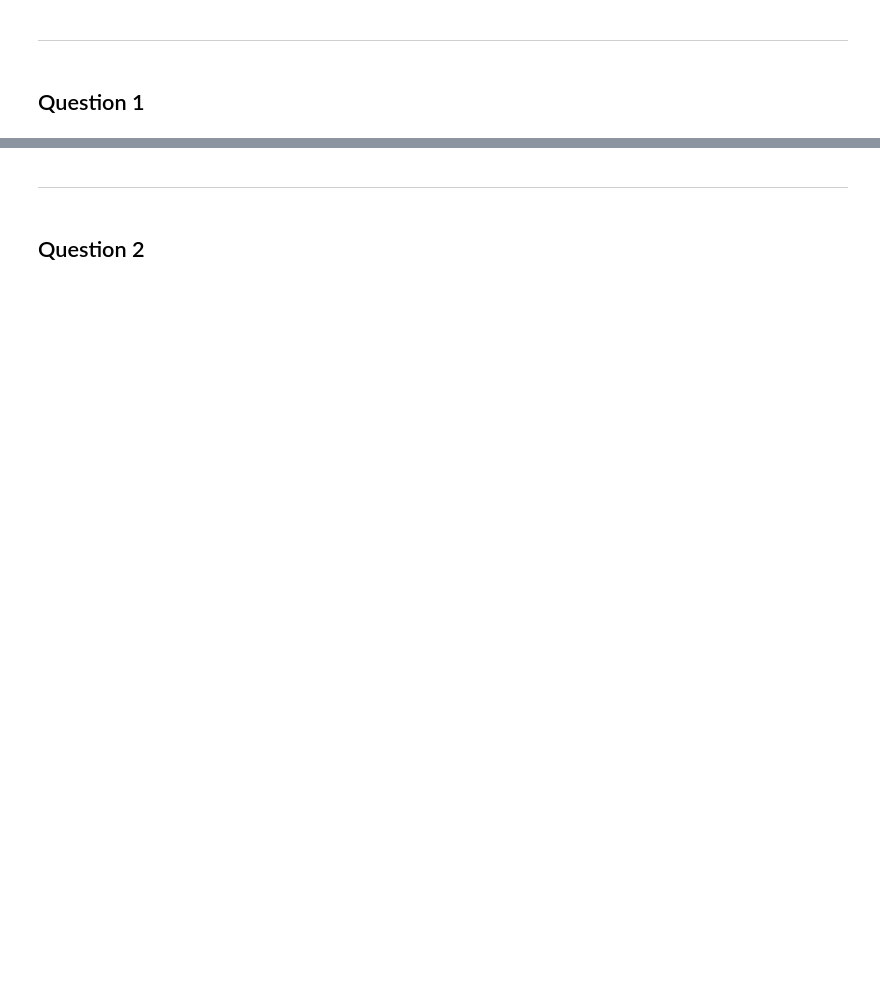
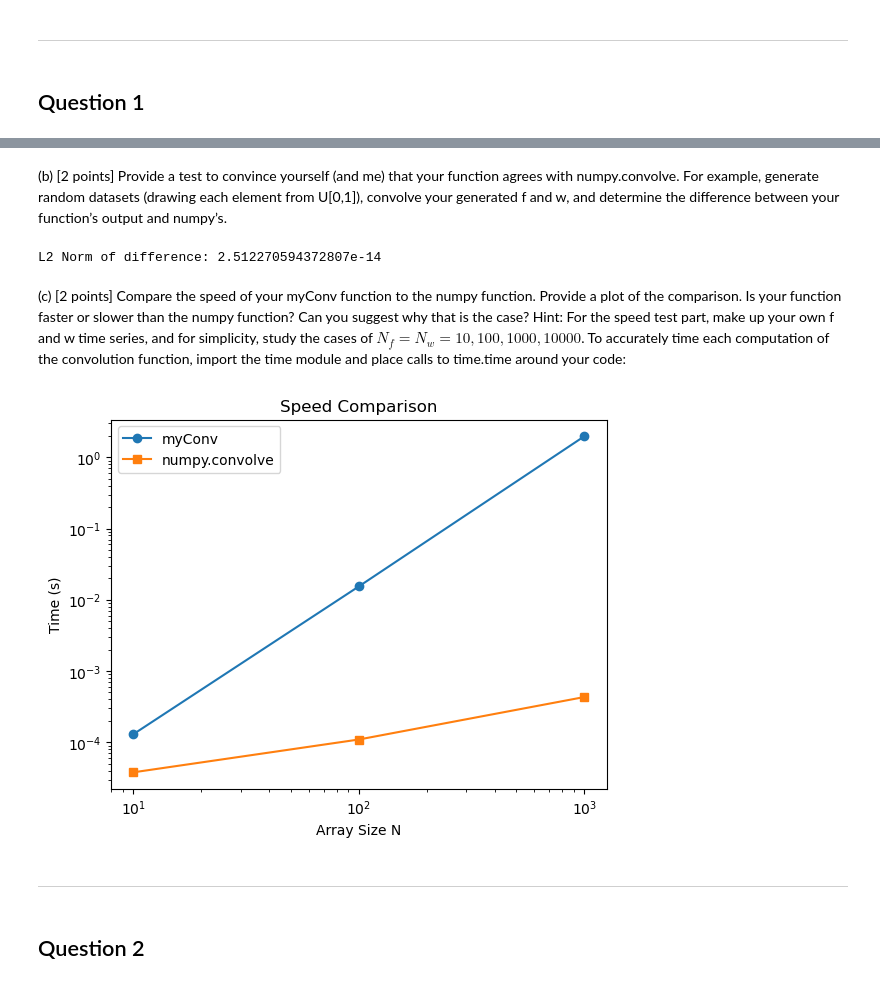
Before and after one commit to 21chengjk1/PHY408Labs, a Jupyter notebook: Lab2/Jack_Cheng_Lab2.ipynb, the cells around one changed output, grey strips where cells are left out. Drawn from its saved outputs; the diff is of its cells as text; code cells hidden in the pictures; blank space fills up the shorter version.

```diff
--- a/Lab2/Jack_Cheng_Lab2.ipynb
+++ b/Lab2/Jack_Cheng_Lab2.ipynb
@@ -23,3 +41,59 @@ Hello world
+# %% [markdown]
+
+(b) [2 points] Provide a test to convince yourself (and me) that your function agrees with numpy.convolve. For example, generate random datasets (drawing each element from U[0,1]), convolve your generated f and w, and determine the difference between your function’s output and numpy’s.
+# %%
+# Generate random data
+f_rand = np.random.uniform(0, 1, 100)
+w_rand = np.random.uniform(0, 1, 50)
+
+# Compare results
+my_result = myConv(f_rand, w_rand)
+np_result = np.convolve(f_rand, w_rand)
+
+difference = np.linalg.norm(my_result - np_result)
+print(f"L2 Norm of difference: {difference}")
+assert np.allclose(my_result, np_result), "Functions do not match!"
+# %% [output]
+L2 Norm of difference: 2.512270594372807e-14
+# %% [markdown]
+
+(c) [2 points] Compare the speed of your myConv function to the numpy function. Provide a plot of the comparison. Is your function faster or slower than the numpy function? Can you suggest why that is the case?
+Hint: For the speed test part, make up your own f and w time series, and for simplicity, study the cases of $N_f = N_w = 10, 100, 1000, 10000$. To accurately time each computation of the convolution function, import the time module and place calls to time.time around your code:
+# %%
+import time
+import matplotlib.pyplot as plt
+
+N_vals = [10, 100, 1000] # 10000 was taking so long on my computer it stopped being reasonable. Sorry!
+my_times = []
+np_times = []
+
+for N in N_vals:
+    f = np.random.rand(N)
+    w = np.random.rand(N)
+
+    # Time myConv
+    t1 = time.time()
+    myConv(f, w)
+    my_times.append(time.time() - t1)
+
+    # Time numpy
+    t1 = time.time()
+    np.convolve(f, w)
+    np_times.append(time.time() - t1)
+
+plt.loglog(N_vals, my_times, label='myConv', marker='o')
+plt.loglog(N_vals, np_times, label='numpy.convolve', marker='s')
+plt.xlabel('Array Size N')
+plt.ylabel('Time (s)')
+plt.legend()
+plt.title('Speed Comparison')
+plt.show()
+
+# Conclusion: myConv is significantly slower.
+# Numpy uses highly optimized code. It might employ special tactics like Fast Fourier Transforms (FFT), which can help reduce
+# the time complexity from O(N^2) to O(N log N).
+# %% [output]
+[figure, added]
 # %% [markdown]
 ***
 # %% [markdown]
```
Also changed, not shown: parts of 25 cells of this notebook, 2 other files.
